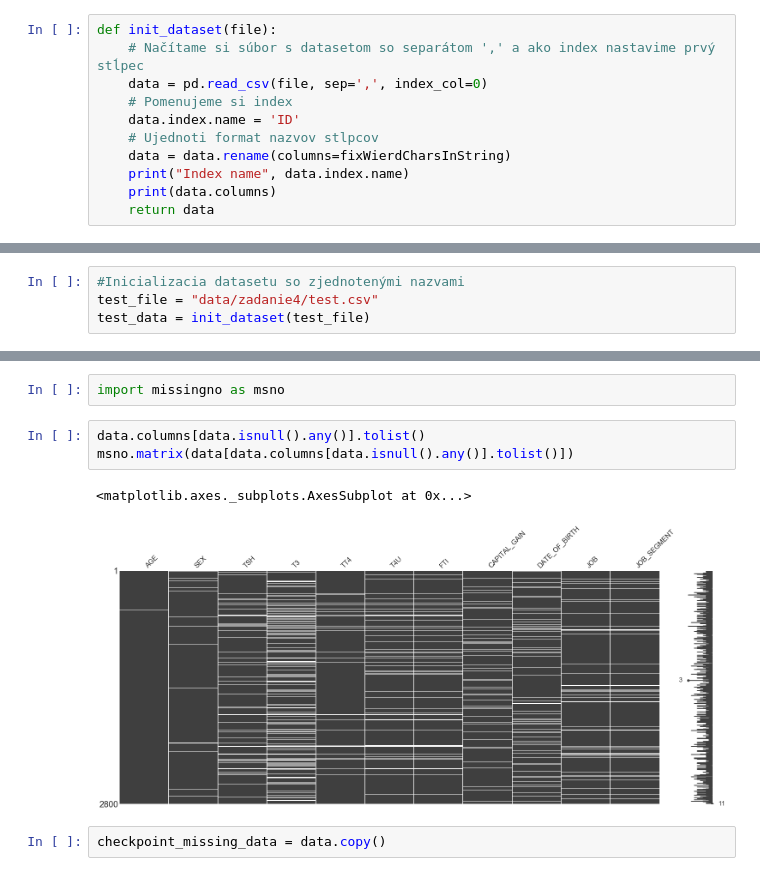
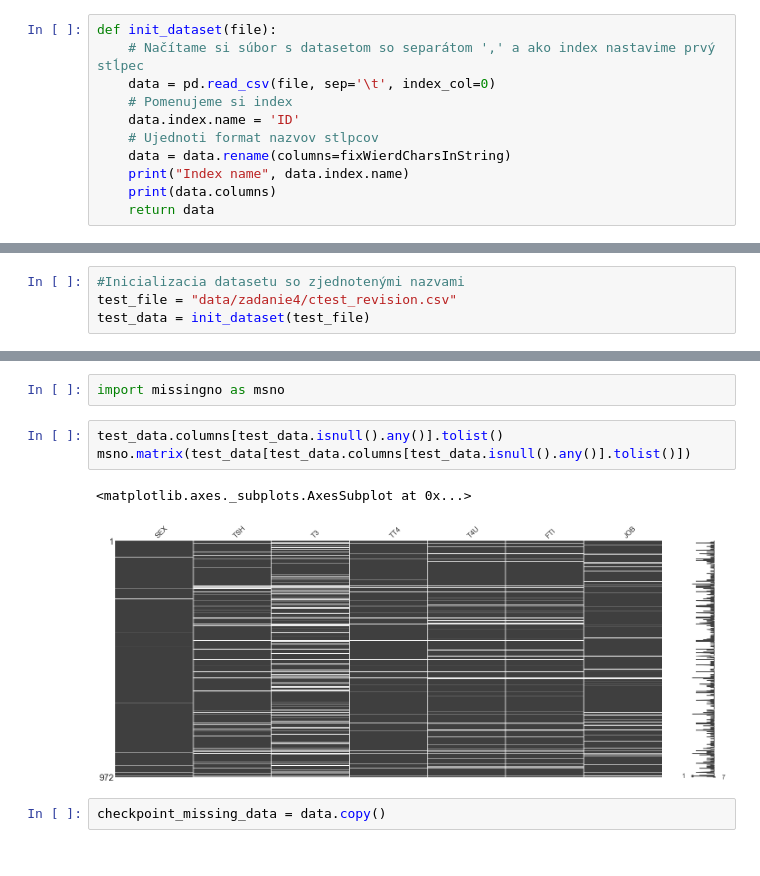
Before and after one commit to PeterJurkacek/IAU_2018_Jurkacek_Vyskoc, a Jupyter notebook: Jurkacek_Vyskoc_predspracovanie.ipynb, the cells around one changed output, grey strips where cells are left out. Drawn from its saved outputs; the diff is of its cells as text.

Commit message:
add file ctest_revision

```diff
--- a/Jurkacek_Vyskoc_predspracovanie.ipynb
+++ b/Jurkacek_Vyskoc_predspracovanie.ipynb
@@ -77,7 +77,7 @@ def fixWierdCharsInString(string):
 # %%
 def init_dataset(file):
     # Načítame si súbor s datasetom so separátom ',' a ako index nastavime prvý stĺpec
-    data = pd.read_csv(file, sep=',', index_col=0)
+    data = pd.read_csv(file, sep='\t', index_col=0)
     # Pomenujeme si index
     data.index.name = 'ID'
     # Ujednoti format nazvov stlpcov
@@ -174,7 +174,7 @@ def prop_complete(data):
 # Dataset
 # %%
 #Inicializacia datasetu so zjednotenými nazvami
-test_file = "data/zadanie4/test.csv"
+test_file = "data/zadanie4/ctest_revision.csv"
 test_data = init_dataset(test_file)
 # %% [output]
 Index name ID
@@ -541,11 +545,11 @@ Po zjednotení formátov dát nám ostali len tieto atribúty s dátovým typom
 # %%
 import missingno as msno
 # %%
-data.columns[data.isnull().any()].tolist()
-msno.matrix(data[data.columns[data.isnull().any()].tolist()])
+test_data.columns[test_data.isnull().any()].tolist()
+msno.matrix(test_data[test_data.columns[test_data.isnull().any()].tolist()])
 # %% [output]
 <matplotlib.axes._subplots.AxesSubplot at 0x...>
-[figure, old version]
+[figure, new version]
 # %%
 checkpoint_missing_data = data.copy()
 # %% [markdown]
```
Also changed, not shown: parts of 83 cells of this notebook, 2 other files.
